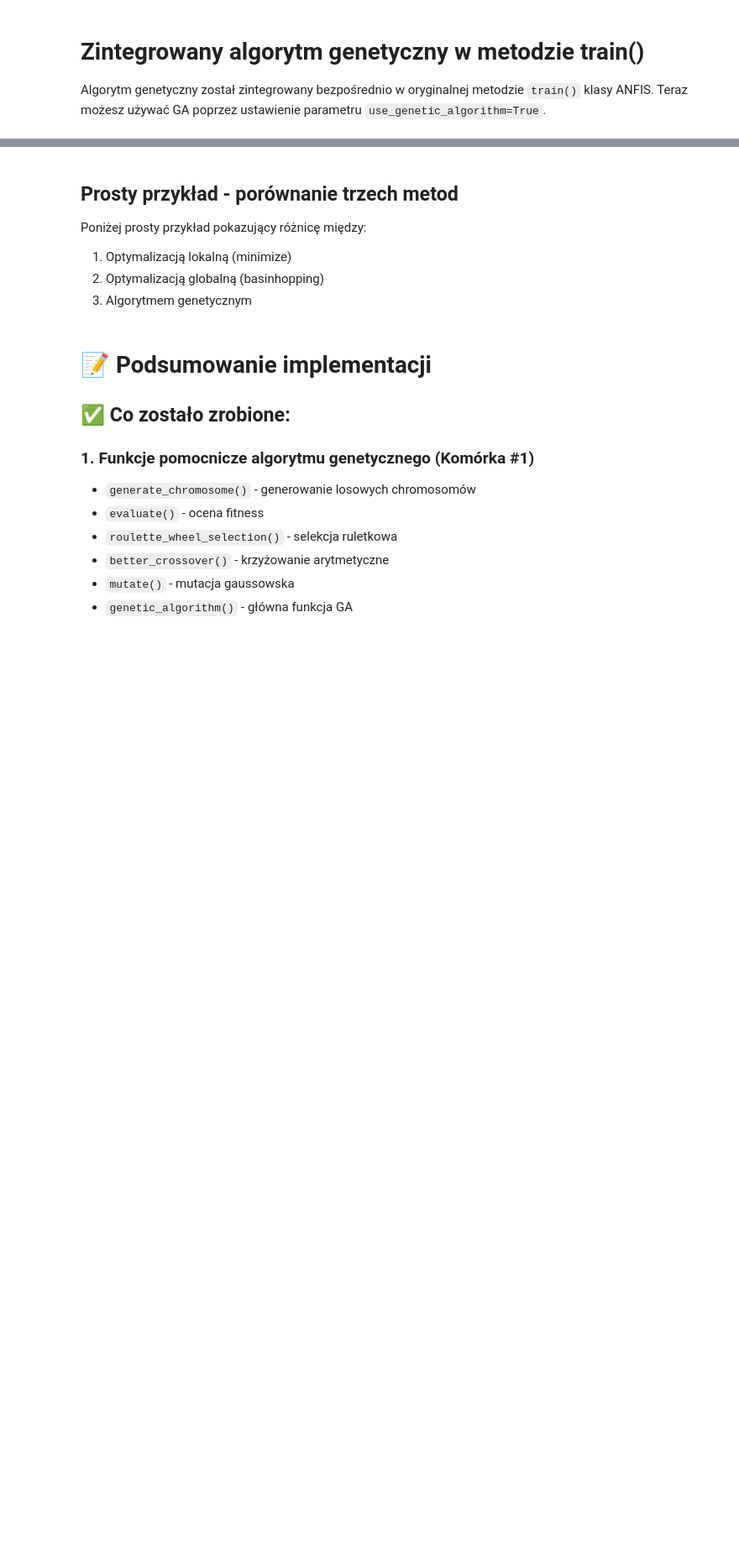
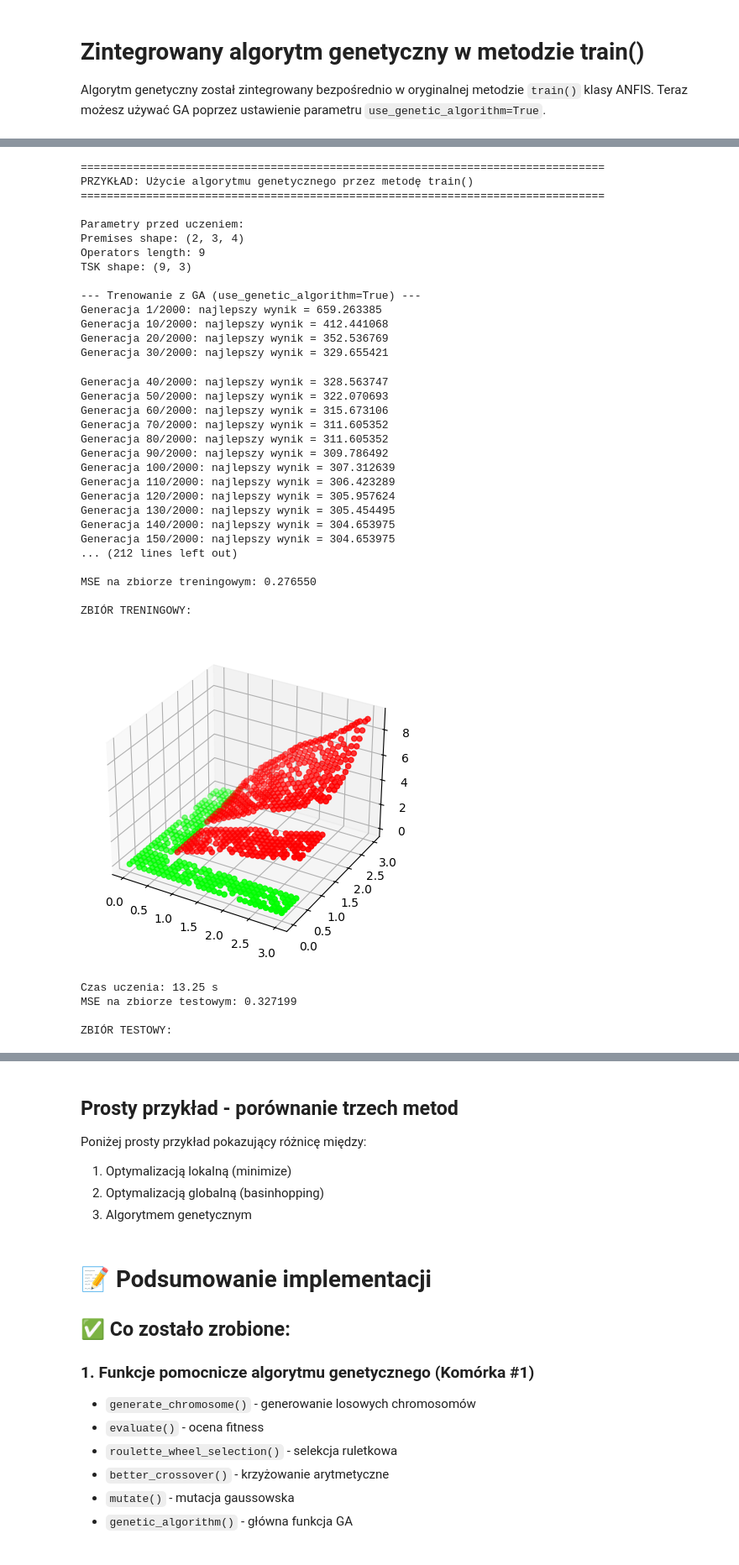
Before and after one commit to Jvsin/ai-studies, a Jupyter notebook: msi/ANFIS/MSI_2/lab2.ipynb, the cells around one changed output, grey strips where cells are left out. Shown at 84% size. Cells and saved outputs as stored; diff of their text form; code cells hidden in the pictures; blank space fills up the shorter version.

Commit message:
MSI Lab2 init 2

```diff
--- a/msi/ANFIS/MSI_2/lab2.ipynb
+++ b/msi/ANFIS/MSI_2/lab2.ipynb
@@ -1295,7 +935,7 @@ fitness_history_integrated = fis_integrated.train(
     learn_premises=True,
     learn_operators=False,
     learn_consequents=True,
-    n_iter=30,                   # Liczba pokoleń dla GA
+    n_iter=2000,                   # Liczba pokoleń dla GA
     use_genetic_algorithm=True,  # WŁĄCZ ALGORYTM GENETYCZNY
     ga_pop_size=25,             # Wielkość populacji
     ga_mutation_rate=0.15,      # Prawdopodobieństwo mutacji
@@ -1303,62 +943,76 @@ fitness_history_integrated = fis_integrated.train(
 )
 
 elapsed = time.time() - start
 
 print(f"\nParametry po uczeniu:")
 print(f"Premises:\n{fis_integrated.premises}")
 print(f"TSK:\n{fis_integrated.tsk}")
+# Ewaluacja na zbiorze treningowym
+fis_integrated.training_data = X_train_int.T
+fis_integrated.expected_labels = y_train_int
+y_pred_train_int = fis_integrated.anfis_estimate_labels(fis_integrated.premises, fis_integrated.op, fis_integrated.tsk)
+mse_train_int = np.mean((y_train_int - y_pred_train_int.flatten())**2)
 
+print(f"\nMSE na zbiorze treningowym: {mse_train_int:.6f}")
+# Opcjonalnie pokaż wyniki dla zbioru treningowego
+print("\nZBIÓR TRENINGOWY:")
+fis_integrated.show_results()
 # Ewaluacja na zbiorze testowym
 fis_integrated.training_data = X_test_int.T
 fis_integrated.expected_labels = y_test_int
 y_pred_int = fis_integrated.anfis_estimate_labels(fis_integrated.premises, fis_integrated.op, fis_integrated.tsk)
 mse_int = np.mean((y_test_int - y_pred_int.flatten())**2)
 
 print(f"\nCzas uczenia: {elapsed:.2f} s")
 print(f"MSE na zbiorze testowym: {mse_int:.6f}")
 
 # Wizualizacja wyników
 print("\nZBIÓR TESTOWY:")
 fis_integrated.show_results()
 
 # Wykres historii fitness
 if fitness_history_integrated is not None:
     plt.figure(figsize=(10, 5))
     plt.plot(fitness_history_integrated, linewidth=2)
     plt.xlabel('Pokolenie', fontsize=12)
     plt.ylabel('Fitness (MSE)', fontsize=12)
     plt.title('Historia fitness - Zintegrowany GA w train()', fontsize=14)
     plt.grid(True, alpha=0.3)
     plt.show()
-
-print("\n" + "=" * 80)
-print("PORÓWNANIE: Klasyczna optymalizacja vs GA")
-print("=" * 80)
-
-# Dla porównania - klasyczna optymalizacja
-fis_classic_comp = ANFIS([varX_integrated, varY_integrated], X_train_int.T, y_train_int, operator_init_value=0.5)
-
-print("\n--- Trenowanie klasyczne (use_genetic_algorithm=False) ---")
-start_classic_comp = time.time()
-fis_classic_comp.train(
-    global_optimization=True,
-    learn_premises=True,
-    learn_operators=False,
-    learn_consequents=True,
-    n_iter=30,
-    use_genetic_algorithm=False  # KLASYCZNA OPTYMALIZACJA
-)
-time_classic_comp = time.time() - start_classic_comp
-
-fis_classic_comp.training_data = X_test_int.T
-fis_classic_comp.expected_labels = y_test_int
-y_pred_classic_comp = fis_classic_comp.anfis_estimate_labels(fis_classic_comp.premises, fis_classic_comp.op, fis_classic_comp.tsk)
-mse_classic_comp = np.mean((y_test_int - y_pred_classic_comp.flatten())**2)
-
-print(f"\n{'Metoda':<25} {'MSE':<15} {'Czas [s]':<10}")
-print("-" * 50)
-print(f"{'GA (zintegrowany)':<25} {mse_int:<15.6f} {elapsed:<10.2f}")
-print(f"{'Klasyczna (basinhopping)':<25} {mse_classic_comp:<15.6f} {time_classic_comp:<10.2f}")
-print("-" * 50)
-print(f"{'Lepszy wynik:':<25} {'GA' if mse_int < mse_classic_comp else 'Klasyczna'}")
-print(f"{'Różnica MSE:':<25} {abs(mse_int - mse_classic_comp):.6f}")
+# %% [output]
+================================================================================
+PRZYKŁAD: Użycie algorytmu genetycznego przez metodę train()
+================================================================================
+
+Parametry przed uczeniem:
+Premises shape: (2, 3, 4)
+Operators length: 9
+TSK shape: (9, 3)
+
+--- Trenowanie z GA (use_genetic_algorithm=True) ---
+Generacja 1/2000: najlepszy wynik = 659.263385
+Generacja 10/2000: najlepszy wynik = 412.441068
+Generacja 20/2000: najlepszy wynik = 352.536769
+Generacja 30/2000: najlepszy wynik = 329.655421
+Generacja 40/2000: najlepszy wynik = 328.563747
+Generacja 50/2000: najlepszy wynik = 322.070693
+Generacja 60/2000: najlepszy wynik = 315.673106
+Generacja 70/2000: najlepszy wynik = 311.605352
+Generacja 80/2000: najlepszy wynik = 311.605352
+Generacja 90/2000: najlepszy wynik = 309.786492
+Generacja 100/2000: najlepszy wynik = 307.312639
+Generacja 110/2000: najlepszy wynik = 306.423289
+Generacja 120/2000: najlepszy wynik = 305.957624
+Generacja 130/2000: najlepszy wynik = 305.454495
+Generacja 140/2000: najlepszy wynik = 304.653975
+Generacja 150/2000: najlepszy wynik = 304.653975
+... (212 lines left out)
+
+MSE na zbiorze treningowym: 0.276550
+
+ZBIÓR TRENINGOWY:
+[figure, added]
+Czas uczenia: 13.25 s
+MSE na zbiorze testowym: 0.327199
+
+ZBIÓR TESTOWY:
```
Also changed, not shown: parts of 8 cells of this notebook.
